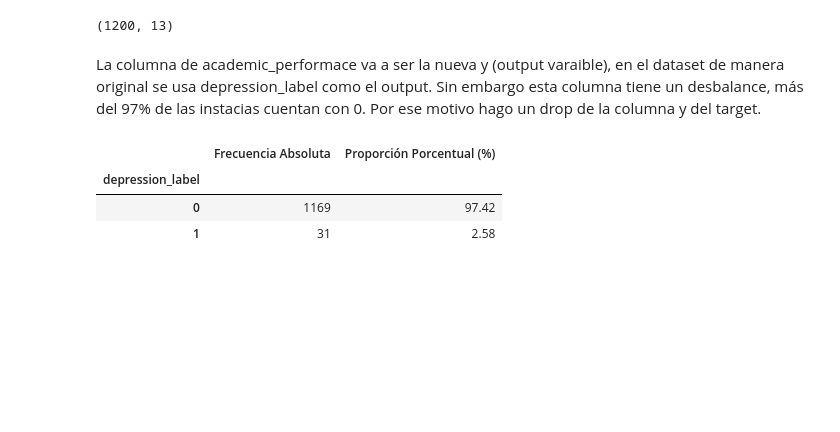
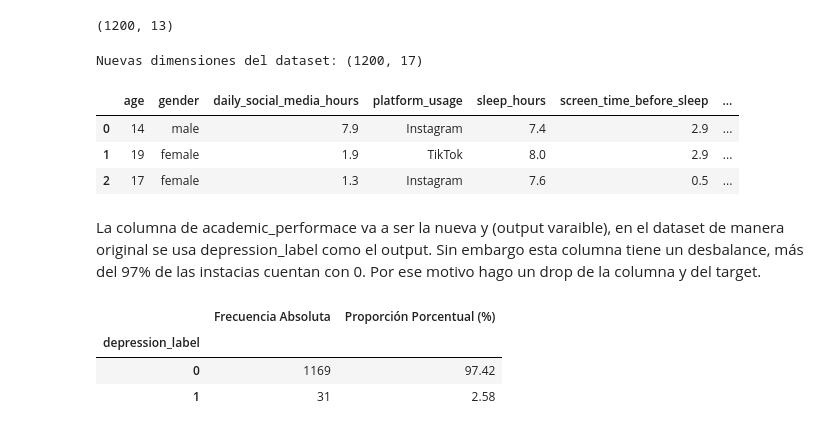
Before and after one commit to itschavaa/gpa-prediction-model, a Jupyter notebook: data_cleaning.ipynb, the cells around one changed output. Cells and saved outputs as stored; diff of their text form; code cells hidden in the pictures; blank space fills up the shorter version.

```diff
--- a/data_cleaning.ipynb
+++ b/data_cleaning.ipynb
@@ -11,6 +12,26 @@ df = pd.read_csv('dataset/Teen_Mental_Health_Dataset.csv')
 df.shape
 # %% [output]
 (1200, 13)
+# %%
+# Ordinal Maping
+df['social_interaction_level'] = df['social_interaction_level'].map(nivel_map)
+
+df['total_digital_load'] = df['daily_social_media_hours'] + df['screen_time_before_sleep']
+
+df['sleep_quality_ratio'] = df['sleep_hours'] / (df['screen_time_before_sleep'] + 1)
+
+df['mental_health_risk'] = df['stress_level'] + df['anxiety_level'] + df['addiction_level']
+
+df['lifestyle_balance'] = (df['physical_activity'] + df['social_interaction_level']) / (df['daily_social_media_hours'] + 1)
+
+print("Nuevas dimensiones del dataset:", df.shape)
+df.head(3)
+# %% [output]
+Nuevas dimensiones del dataset: (1200, 17)
+|  | age | gender | daily_social_media_hours | platform_usage | sleep_hours | screen_time_before_sleep | ... |
+| 0 | 14 | male | 7.9 | Instagram | 7.4 | 2.9 | ... |
+| 1 | 19 | female | 1.9 | TikTok | 8.0 | 2.9 | ... |
+| 2 | 17 | female | 1.3 | Instagram | 7.6 | 0.5 | ... |
 # %% [markdown]
 La columna de academic_performace va a ser la nueva y (output varaible), en el dataset de manera original se usa depression_label como el output. Sin embargo esta columna tiene un desbalance, más del 97% de las instacias cuentan con 0. Por ese motivo hago un drop de la columna y del target.
 # %%
```
Also changed, not shown: parts of 7 cells of this notebook, 8 other files.
